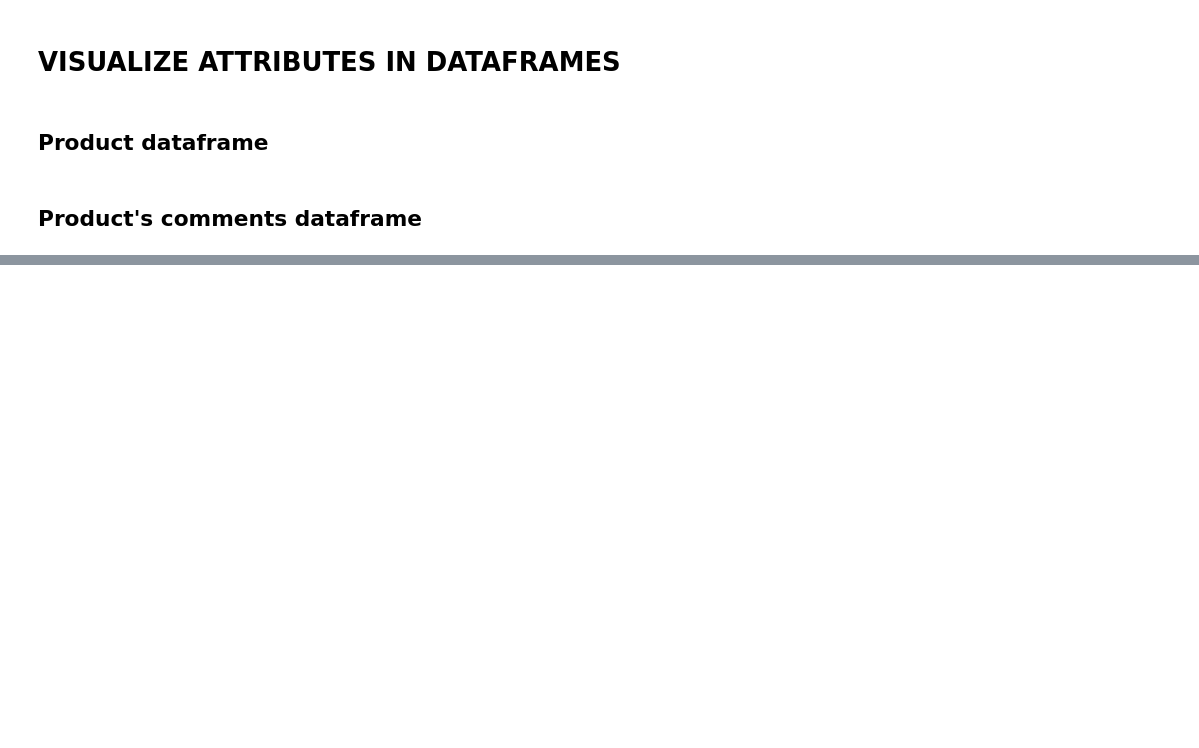
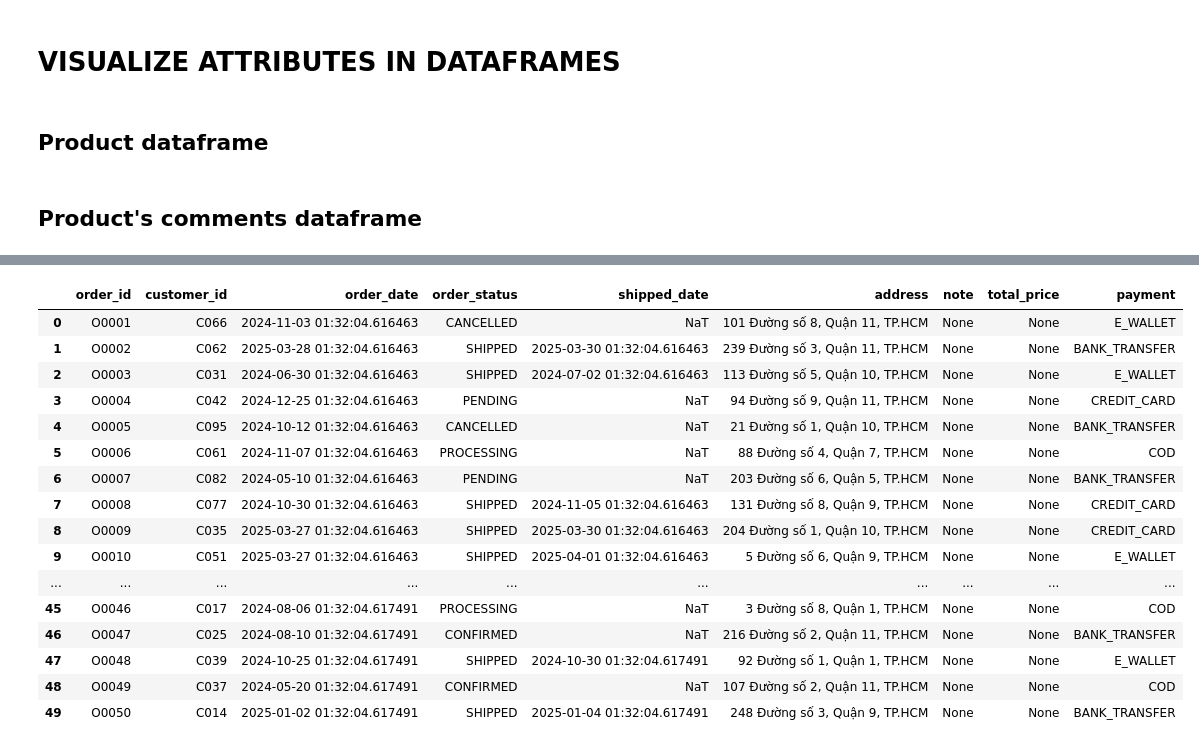
Before and after one commit to tathithienthanh/WomenFashionProductRecommendationSystem, a Jupyter notebook: GraduationThesis_2025/preprocessing_data.ipynb, the cells around one changed output, grey strips where cells are left out. Saved outputs shown, nothing was run; the diff lists cells and outputs as text; code cells hidden in the pictures; blank space fills up the shorter version.

```diff
--- a/GraduationThesis_2025/preprocessing_data.ipynb
+++ b/GraduationThesis_2025/preprocessing_data.ipynb
@@ -483,0 +839,8 @@ plt.show()
+# %%
+df_payment = pd.DataFrame([
+    {"payment_id": "COD", "description": "thanh toán khi nhận hàng"},
+    {"payment_id": "CREDIT_CARD", "description": "thẻ tín dụng"},
+    {"payment_id": "BANK_TRANSFER", "description": "chuyển khoản ngân hàng"},
+    {"payment_id": "E_WALLET", "description": "ví điện tử"},
+])
+df_payment
@@ -483,0 +855,9 @@ plt.show()
+# %%
+df_orderstatus = pd.DataFrame([
+    {"status_id": "PENDING", "description": "Chờ xác nhận"},
+    {"status_id": "CONFIRMED", "description": "Đã xác nhận"},
+    {"status_id": "PROCESSING", "description": "Đang xử lý"},
+    {"status_id": "SHIPPED", "description": "Đã gaio hàng"},
+    {"status_id": "CANCELLED", "description": "Đã hủy đơn"},
+])
+df_orderstatus
@@ -483,0 +1129,41 @@ plt.show()
+# %%
+customer_ids = df_customer['customer_id'].tolist()
+status_ids = df_orderstatus['status_id'].tolist()
+payment_ids = df_payment['payment_id'].tolist()
+
+orders = []
+for i in range(1, 51):
+    order_date = pd.Timestamp.now() - pd.Timedelta(days=random.randint(0, 365))
+    order_status = random.choice(status_ids)
+    orders.append({
+        'order_id': f"O{i:04d}",
+        'customer_id': random.choice(customer_ids),
+        'order_date': order_date,
+        'order_status': order_status,
+        'shipped_date': order_date + pd.Timedelta(days=random.randint(1, 7)) if order_status == 'SHIPPED' else np.nan,
+        'address': f'{random.randint(1, 250)} Đường số {random.randint(1, 10)}, Quận {random.randint(1, 11)}, TP.HCM',
+        'note': None,
+        'total_price': None,
+        'payment': random.choice(payment_ids)
+    })
+
+df_orders = pd.DataFrame(orders)
+df_orders
+# %% [output]
+|  | order_id | customer_id | order_date | order_status | shipped_date | address | note | total_price | payment |
+| 0 | O0001 | C066 | 2024-11-03 01:32:04.616463 | CANCELLED | NaT | 101 Đường số 8, Quận 11, TP.HCM | None | None | E_WALLET |
+| 1 | O0002 | C062 | 2025-03-28 01:32:04.616463 | SHIPPED | 2025-03-30 01:32:04.616463 | 239 Đường số 3, Quận 11, TP.HCM | None | None | BANK_TRANSFER |
+| 2 | O0003 | C031 | 2024-06-30 01:32:04.616463 | SHIPPED | 2024-07-02 01:32:04.616463 | 113 Đường số 5, Quận 10, TP.HCM | None | None | E_WALLET |
+| 3 | O0004 | C042 | 2024-12-25 01:32:04.616463 | PENDING | NaT | 94 Đường số 9, Quận 11, TP.HCM | None | None | CREDIT_CARD |
+| 4 | O0005 | C095 | 2024-10-12 01:32:04.616463 | CANCELLED | NaT | 21 Đường số 1, Quận 10, TP.HCM | None | None | BANK_TRANSFER |
+| 5 | O0006 | C061 | 2024-11-07 01:32:04.616463 | PROCESSING | NaT | 88 Đường số 4, Quận 7, TP.HCM | None | None | COD |
+| 6 | O0007 | C082 | 2024-05-10 01:32:04.616463 | PENDING | NaT | 203 Đường số 6, Quận 5, TP.HCM | None | None | BANK_TRANSFER |
+| 7 | O0008 | C077 | 2024-10-30 01:32:04.616463 | SHIPPED | 2024-11-05 01:32:04.616463 | 131 Đường số 8, Quận 9, TP.HCM | None | None | CREDIT_CARD |
+| 8 | O0009 | C035 | 2025-03-27 01:32:04.616463 | SHIPPED | 2025-03-30 01:32:04.616463 | 204 Đường số 1, Quận 10, TP.HCM | None | None | CREDIT_CARD |
+| 9 | O0010 | C051 | 2025-03-27 01:32:04.616463 | SHIPPED | 2025-04-01 01:32:04.616463 | 5 Đường số 6, Quận 9, TP.HCM | None | None | E_WALLET |
+| ... | ... | ... | ... | ... | ... | ... | ... | ... | ... |
+| 45 | O0046 | C017 | 2024-08-06 01:32:04.617491 | PROCESSING | NaT | 3 Đường số 8, Quận 1, TP.HCM | None | None | COD |
+| 46 | O0047 | C025 | 2024-08-10 01:32:04.617491 | CONFIRMED | NaT | 216 Đường số 2, Quận 11, TP.HCM | None | None | BANK_TRANSFER |
+| 47 | O0048 | C039 | 2024-10-25 01:32:04.617491 | SHIPPED | 2024-10-30 01:32:04.617491 | 92 Đường số 1, Quận 1, TP.HCM | None | None | E_WALLET |
+| 48 | O0049 | C037 | 2024-05-20 01:32:04.617491 | CONFIRMED | NaT | 107 Đường số 2, Quận 11, TP.HCM | None | None | COD |
+| 49 | O0050 | C014 | 2025-01-02 01:32:04.617491 | SHIPPED | 2025-01-04 01:32:04.617491 | 248 Đường số 3, Quận 9, TP.HCM | None | None | BANK_TRANSFER |
```
Also changed, not shown: parts of 74 cells of this notebook, 3 other files.
